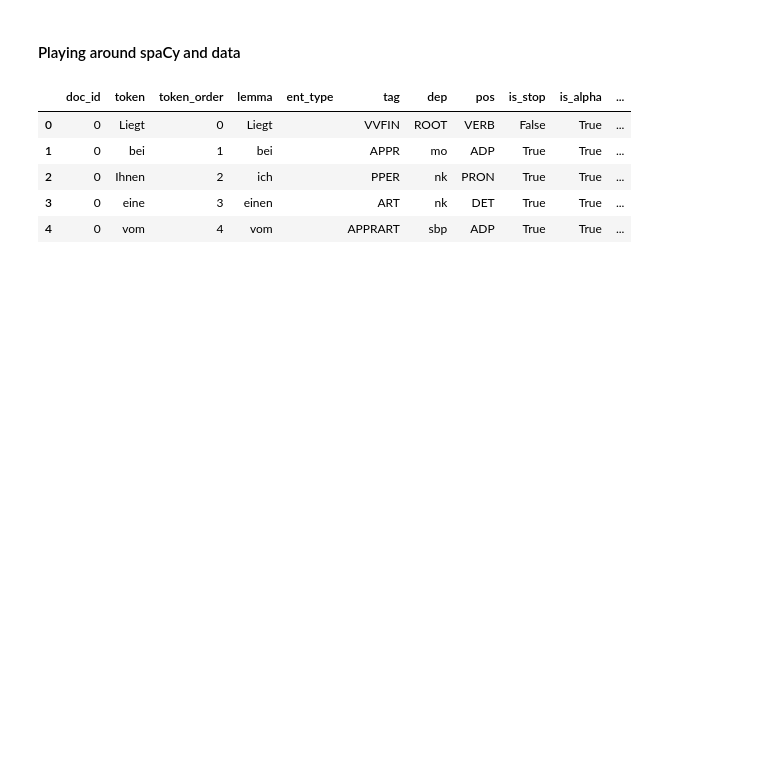
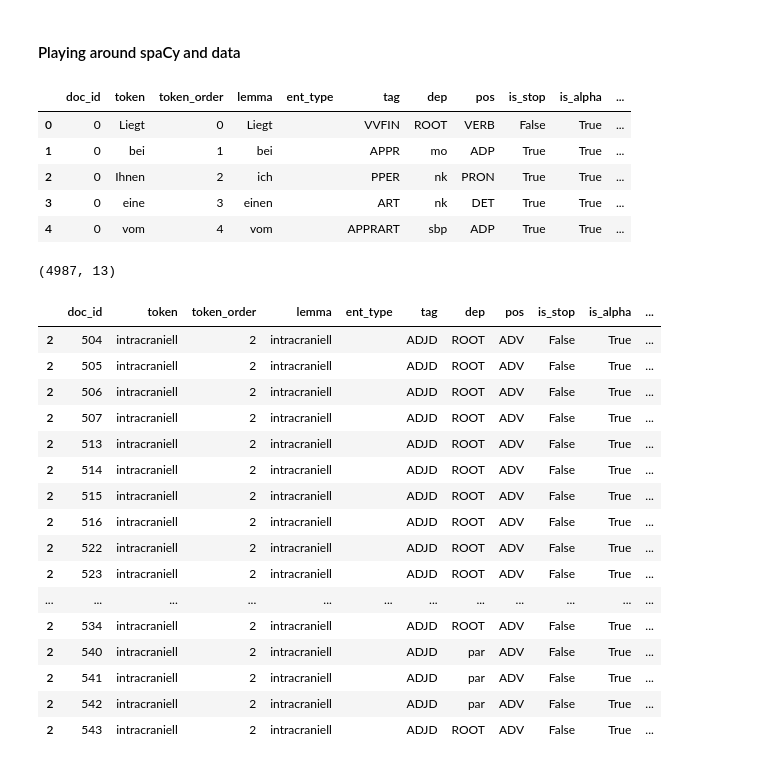
Before and after one commit to UKEIAM/de.uke.iam.automapping, a Jupyter notebook: experiments/spacy_for_hchs.ipynb, the cells around one changed output. Saved outputs shown, nothing was run; the diff lists cells and outputs as text; code cells hidden in the pictures; blank space fills up the shorter version.

```diff
--- a/experiments/spacy_for_hchs.ipynb
+++ b/experiments/spacy_for_hchs.ipynb
@@ -14,3 +14,5 @@ Data length 1033 and length of unique data 959
 HCHS_data['Langname']=HCHS_data['Langname'].replace([' ', ''], np.nan)
 HCHS_Langname=HCHS_data['Langname'].str.strip()
 HCHS_Langname=HCHS_Langname.dropna(axis=0)
+# %%
+HCHS_Langname=HCHS_Langname.unique()
@@ -91,6 +113,30 @@ df.head(5)
 | 2 | 0 | Ihnen | 2 | ich |  | PPER | nk | PRON | True | True | ... |
 | 3 | 0 | eine | 3 | einen |  | ART | nk | DET | True | True | ... |
 | 4 | 0 | vom | 4 | vom |  | APPRART | sbp | ADP | True | True | ... |
+# %%
+df.shape
+# %% [output]
+(4987, 13)
+# %%
+df[df['token']=='intracraniell']
+# %% [output]
+|  | doc_id | token | token_order | lemma | ent_type | tag | dep | pos | is_stop | is_alpha | ... |
+| 2 | 504 | intracraniell | 2 | intracraniell |  | ADJD | ROOT | ADV | False | True | ... |
+| 2 | 505 | intracraniell | 2 | intracraniell |  | ADJD | ROOT | ADV | False | True | ... |
+| 2 | 506 | intracraniell | 2 | intracraniell |  | ADJD | ROOT | ADV | False | True | ... |
+| 2 | 507 | intracraniell | 2 | intracraniell |  | ADJD | ROOT | ADV | False | True | ... |
+| 2 | 513 | intracraniell | 2 | intracraniell |  | ADJD | ROOT | ADV | False | True | ... |
+| 2 | 514 | intracraniell | 2 | intracraniell |  | ADJD | ROOT | ADV | False | True | ... |
+| 2 | 515 | intracraniell | 2 | intracraniell |  | ADJD | ROOT | ADV | False | True | ... |
+| 2 | 516 | intracraniell | 2 | intracraniell |  | ADJD | ROOT | ADV | False | True | ... |
+| 2 | 522 | intracraniell | 2 | intracraniell |  | ADJD | ROOT | ADV | False | True | ... |
+| 2 | 523 | intracraniell | 2 | intracraniell |  | ADJD | ROOT | ADV | False | True | ... |
+| ... | ... | ... | ... | ... | ... | ... | ... | ... | ... | ... | ... |
+| 2 | 534 | intracraniell | 2 | intracraniell |  | ADJD | ROOT | ADV | False | True | ... |
+| 2 | 540 | intracraniell | 2 | intracraniell |  | ADJD | par | ADV | False | True | ... |
+| 2 | 541 | intracraniell | 2 | intracraniell |  | ADJD | par | ADV | False | True | ... |
+| 2 | 542 | intracraniell | 2 | intracraniell |  | ADJD | par | ADV | False | True | ... |
+| 2 | 543 | intracraniell | 2 | intracraniell |  | ADJD | ROOT | ADV | False | True | ... |
 # %%
 df[df['has_vector']==False].head(10)
 # %% [output]
```
Also changed, not shown: parts of 4 cells of this notebook.
